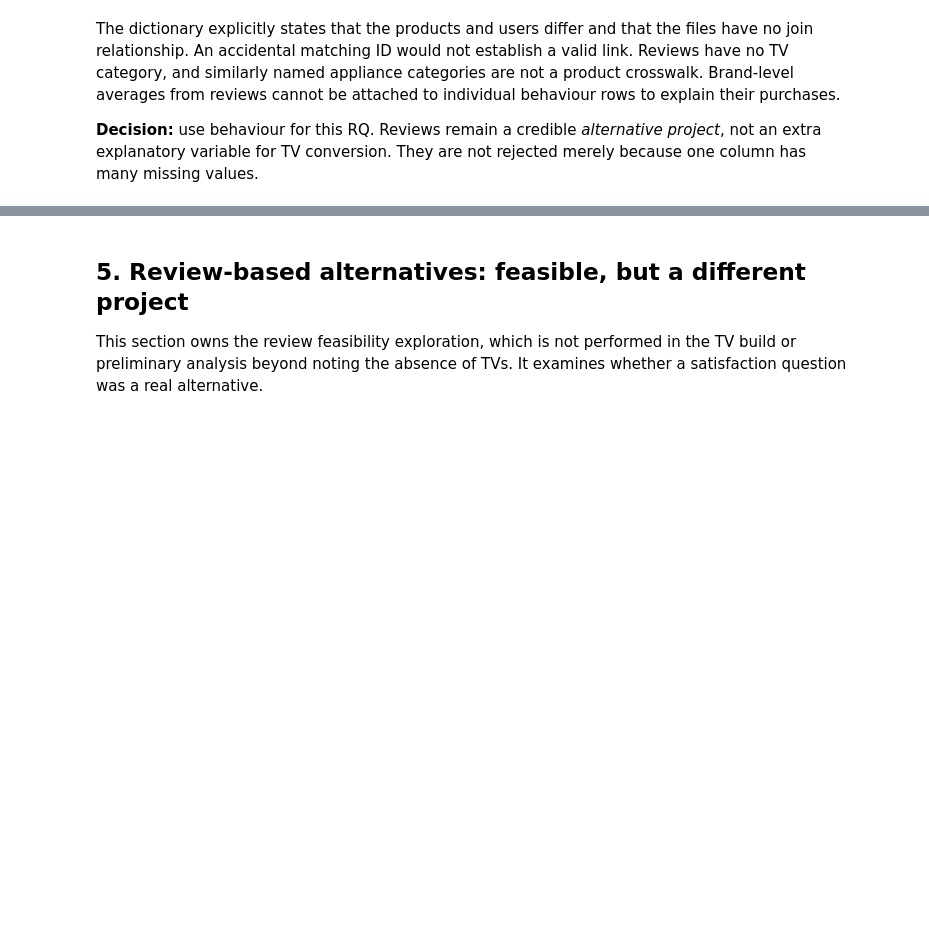
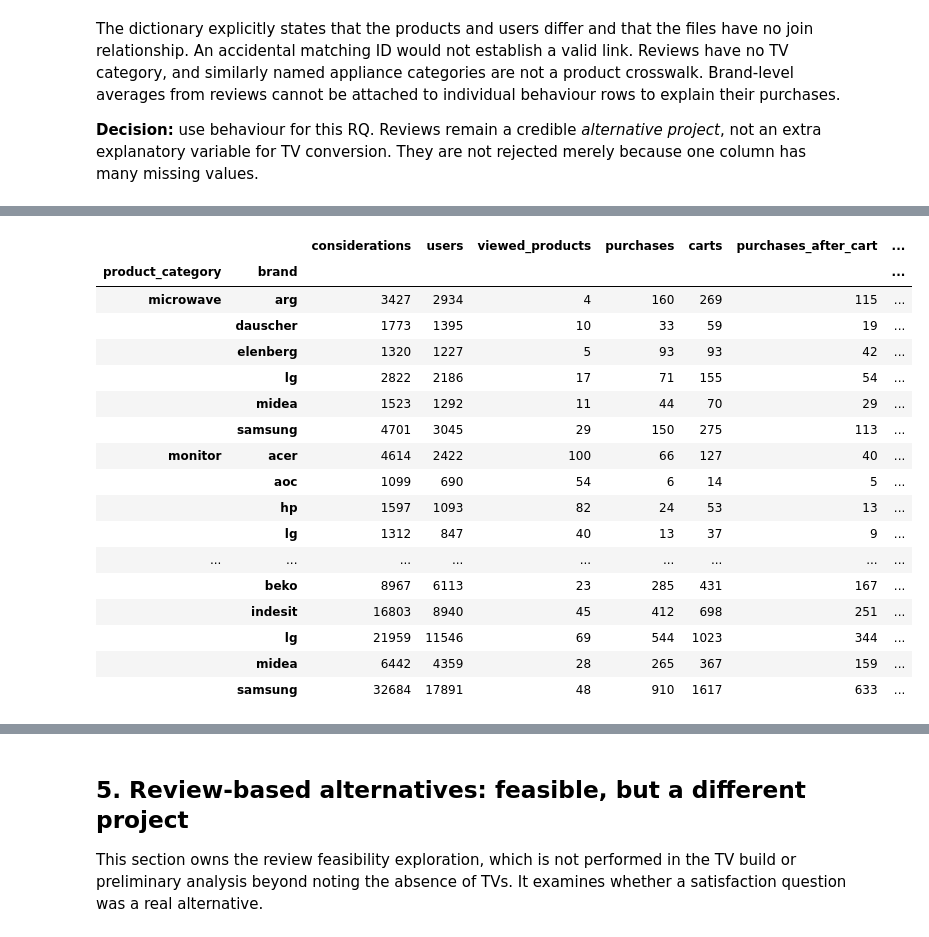
Before and after one commit to Dod0ria/Marketing-Project, a Jupyter notebook: 00_scope_and_methodology_rationale.ipynb, the cells around one changed output, grey strips where cells are left out. Drawn from its saved outputs; the diff is of its cells as text; code cells hidden in the pictures; blank space fills up the shorter version.

```diff
--- a/00_scope_and_methodology_rationale.ipynb
+++ b/00_scope_and_methodology_rationale.ipynb
@@ -193,0 +272,63 @@ no predeclared scoring system existed and none is invented retrospectively.
+# %%
+# Temporary scope table; no browsing variables and no dataset export.
+SCREEN_KEY = ['user_id', 'session_id', 'product_id']
+screen_views = screen_events.loc[screen_events['event_type'].eq('view')]
+scope = (screen_views.sort_values('event_time', kind='stable').drop_duplicates(SCREEN_KEY)
+         [SCREEN_KEY + ['brand', 'product_category', 'event_time', 'price']]
+         .rename(columns={'event_time': 'first_view', 'price': 'initial_price'}))
+screen_purchase = (screen_events.loc[screen_events['event_type'].eq('purchase')]
+                   .groupby(SCREEN_KEY)['event_time'].max().rename('last_purchase'))
+screen_cart = screen_events.loc[screen_events['event_type'].eq('cart'), SCREEN_KEY + ['event_time']].merge(
+    scope[SCREEN_KEY + ['first_view']], on=SCREEN_KEY, validate='many_to_one')
+screen_cart = screen_cart.loc[screen_cart['event_time'].ge(screen_cart['first_view'])]
+first_cart = screen_cart.groupby(SCREEN_KEY)['event_time'].min().rename('first_cart')
+scope = scope.join(screen_purchase, on=SCREEN_KEY).join(first_cart, on=SCREEN_KEY)
+scope['purchased'] = scope['last_purchase'].ge(scope['first_view']).astype(int)
+scope['has_cart'] = scope['first_cart'].notna().astype(int)
+scope['purchased_after_cart'] = scope['last_purchase'].gt(scope['first_cart']).astype(int)
+assert not scope.duplicated(SCREEN_KEY).any()
+assert scope['purchased_after_cart'].le(scope['has_cart']).all()
+
+screen_by = ['product_category', 'brand']
+scope_support = scope.groupby(screen_by).agg(
+    considerations=('purchased', 'size'), users=('user_id', 'nunique'),
+    viewed_products=('product_id', 'nunique'), purchases=('purchased', 'sum'),
+    carts=('has_cart', 'sum'), purchases_after_cart=('purchased_after_cart', 'sum'),
+)
+quartiles = scope.groupby(screen_by)['initial_price'].quantile([0.25, 0.5, 0.75]).unstack()
+quartiles.columns = ['price_q25', 'median_price', 'price_q75']
+scope_support = scope_support.join(quartiles)
+product_counts = scope.groupby(screen_by + ['product_id']).size().rename('considerations').reset_index()
+ranked = product_counts.sort_values(screen_by + ['considerations', 'product_id'],
+                                   ascending=[True, True, False, True], kind='stable')
+top_five = ranked.groupby(screen_by).head(5).groupby(screen_by)['considerations'].sum()
+scope_support['top5_share_pct'] = 100 * top_five / scope_support['considerations']
+scope_support['no_cart'] = scope_support['considerations'] - scope_support['carts']
+scope_support['cart_without_later_purchase'] = scope_support['carts'] - scope_support['purchases_after_cart']
+assert scope_support['considerations'].sum() == len(scope)
+display(scope_support.round(2))
+
+lg_support = scope_support.xs('lg', level='brand').add_suffix('_LG')
+screen_candidates = (scope_support.reset_index().query("brand != 'lg'")
+                     .set_index('product_category').add_suffix('_competitor').join(lg_support, how='inner')
+                     .reset_index().rename(columns={'brand_competitor': 'competitor'}))
+for metric in ['considerations', 'purchases']:
+    screen_candidates['combined_' + metric] = (screen_candidates[metric + '_LG']
+                                               + screen_candidates[metric + '_competitor'])
+screen_candidates['median_price_distance_pct'] = 100 * (
+    screen_candidates['median_price_competitor'] / screen_candidates['median_price_LG'] - 1).abs()
+screen_candidates['iqr_overlap_width'] = (
+    screen_candidates[['price_q75_LG', 'price_q75_competitor']].min(axis=1)
+    - screen_candidates[['price_q25_LG', 'price_q25_competitor']].max(axis=1)).clip(lower=0)
+assert not screen_candidates.duplicated(['product_category', 'competitor']).any()
+
+category_shortlist = screen_candidates.loc[screen_candidates['competitor'].eq('samsung'), [
+    'product_category', 'considerations_LG', 'considerations_competitor', 'purchases_LG',
+    'purchases_competitor', 'combined_considerations', 'combined_purchases',
+    'viewed_products_LG', 'viewed_products_competitor', 'median_price_LG', 'median_price_competitor',
+    'top5_share_pct_LG', 'top5_share_pct_competitor',
+]].set_index('product_category')
+display(category_shortlist.round(2))
+print(f'{len(scope):,} viewed considerations across {len(scope_support)} category/brand cells; '
+      f'{len(screen_candidates)} LG/competitor comparisons.')
+# %% [output]
@@ -193,0 +336,18 @@ no predeclared scoring system existed and none is invented retrospectively.
+|  |  | considerations | users | viewed_products | purchases | carts | purchases_after_cart | ... |
+| product_category | brand |  |  |  |  |  |  | ... |
+| microwave | arg | 3427 | 2934 | 4 | 160 | 269 | 115 | ... |
+|  | dauscher | 1773 | 1395 | 10 | 33 | 59 | 19 | ... |
+|  | elenberg | 1320 | 1227 | 5 | 93 | 93 | 42 | ... |
+|  | lg | 2822 | 2186 | 17 | 71 | 155 | 54 | ... |
+|  | midea | 1523 | 1292 | 11 | 44 | 70 | 29 | ... |
+|  | samsung | 4701 | 3045 | 29 | 150 | 275 | 113 | ... |
+| monitor | acer | 4614 | 2422 | 100 | 66 | 127 | 40 | ... |
+|  | aoc | 1099 | 690 | 54 | 6 | 14 | 5 | ... |
+|  | hp | 1597 | 1093 | 82 | 24 | 53 | 13 | ... |
+|  | lg | 1312 | 847 | 40 | 13 | 37 | 9 | ... |
+| ... | ... | ... | ... | ... | ... | ... | ... | ... |
+|  | beko | 8967 | 6113 | 23 | 285 | 431 | 167 | ... |
+|  | indesit | 16803 | 8940 | 45 | 412 | 698 | 251 | ... |
+|  | lg | 21959 | 11546 | 69 | 544 | 1023 | 344 | ... |
+|  | midea | 6442 | 4359 | 28 | 265 | 367 | 159 | ... |
+|  | samsung | 32684 | 17891 | 48 | 910 | 1617 | 633 | ... |
```
Also changed, not shown: parts of 22 cells of this notebook, 4 other files.
